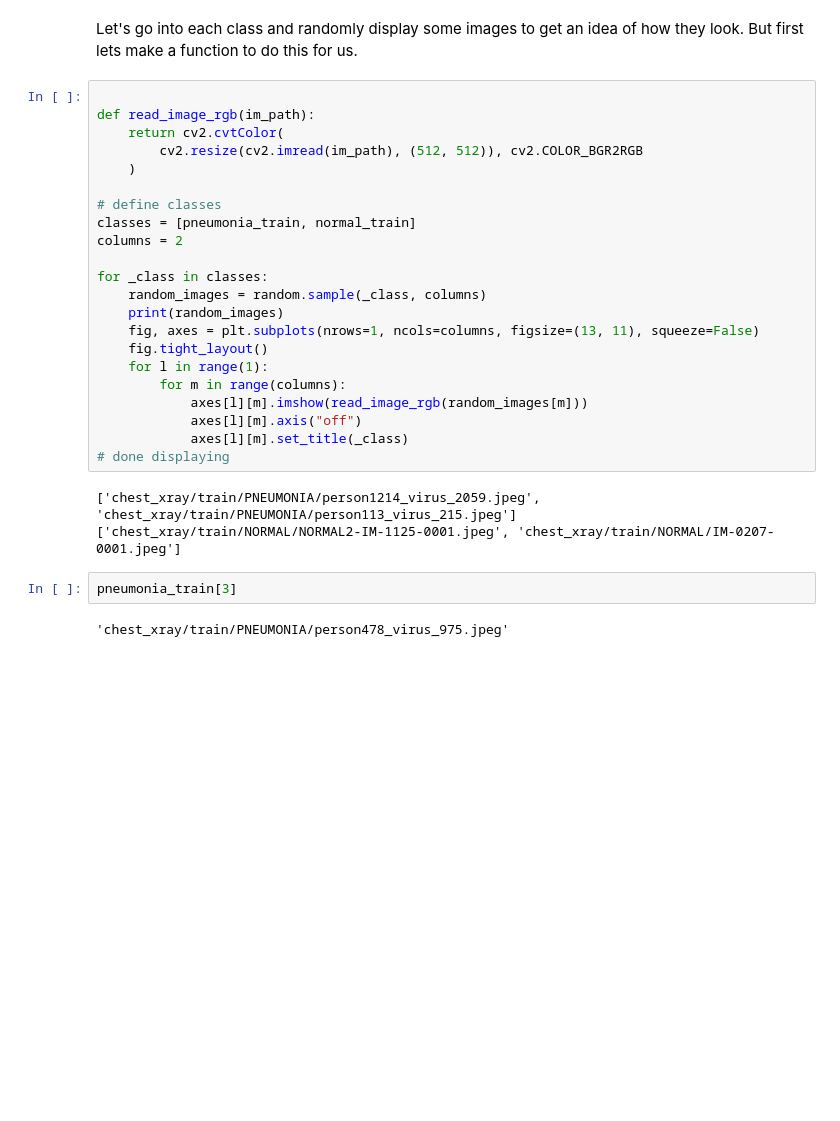
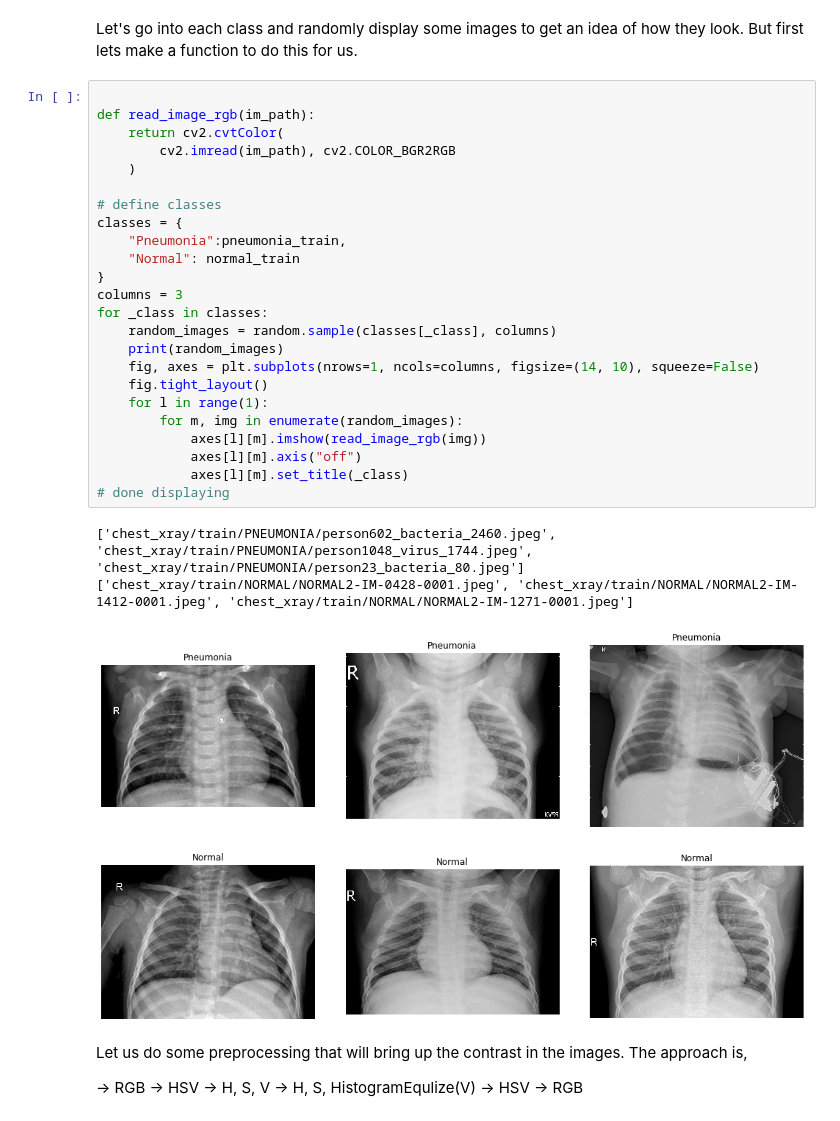
Before and after one commit to KarthikKothareddy/chest_xray, a Jupyter notebook: pneumonia_ea.ipynb, the cells around one changed output. Cells and saved outputs as stored; diff of their text form; blank space fills up the shorter version.

```diff
--- a/pneumonia_ea.ipynb
+++ b/pneumonia_ea.ipynb
@@ -22,29 +23,33 @@ Let's go into each class and randomly display some images to get an idea of how
 # %%
 
 def read_image_rgb(im_path):
     return cv2.cvtColor(
-        cv2.resize(cv2.imread(im_path), (512, 512)), cv2.COLOR_BGR2RGB
+        cv2.imread(im_path), cv2.COLOR_BGR2RGB
     )
 
 # define classes
-classes = [pneumonia_train, normal_train]
-columns = 2
-
+classes = {
+    "Pneumonia":pneumonia_train,
+    "Normal": normal_train
+}
+columns = 3
 for _class in classes:
-    random_images = random.sample(_class, columns)
+    random_images = random.sample(classes[_class], columns)
     print(random_images)
-    fig, axes = plt.subplots(nrows=1, ncols=columns, figsize=(13, 11), squeeze=False)
+    fig, axes = plt.subplots(nrows=1, ncols=columns, figsize=(14, 10), squeeze=False)
     fig.tight_layout()
     for l in range(1):
-        for m in range(columns):
-            axes[l][m].imshow(read_image_rgb(random_images[m]))
+        for m, img in enumerate(random_images):
+            axes[l][m].imshow(read_image_rgb(img))
             axes[l][m].axis("off")
             axes[l][m].set_title(_class)
 # done displaying
 # %% [output]
-['chest_xray/train/PNEUMONIA/person1214_virus_2059.jpeg', 'chest_xray/train/PNEUMONIA/person113_virus_215.jpeg']
-['chest_xray/train/NORMAL/NORMAL2-IM-1125-0001.jpeg', 'chest_xray/train/NORMAL/IM-0207-0001.jpeg']
+['chest_xray/train/PNEUMONIA/person602_bacteria_2460.jpeg', 'chest_xray/train/PNEUMONIA/person1048_virus_1744.jpeg', 'chest_xray/train/PNEUMONIA/person23_bacteria_80.jpeg']
+['chest_xray/train/NORMAL/NORMAL2-IM-0428-0001.jpeg', 'chest_xray/train/NORMAL/NORMAL2-IM-1412-0001.jpeg', 'chest_xray/train/NORMAL/NORMAL2-IM-1271-0001.jpeg']
+[figure, added]
+[figure, added]
-# %%
-pneumonia_train[3]
-# %% [output]
-'chest_xray/train/PNEUMONIA/person478_virus_975.jpeg'
+# %% [markdown]
+Let us do some preprocessing that will bring up the contrast in the images. The approach is,
+
+-> RGB -> HSV -> H, S, V -> H, S, HistogramEqulize(V) -> HSV -> RGB
```
Also changed, not shown: parts of 7 cells of this notebook.
